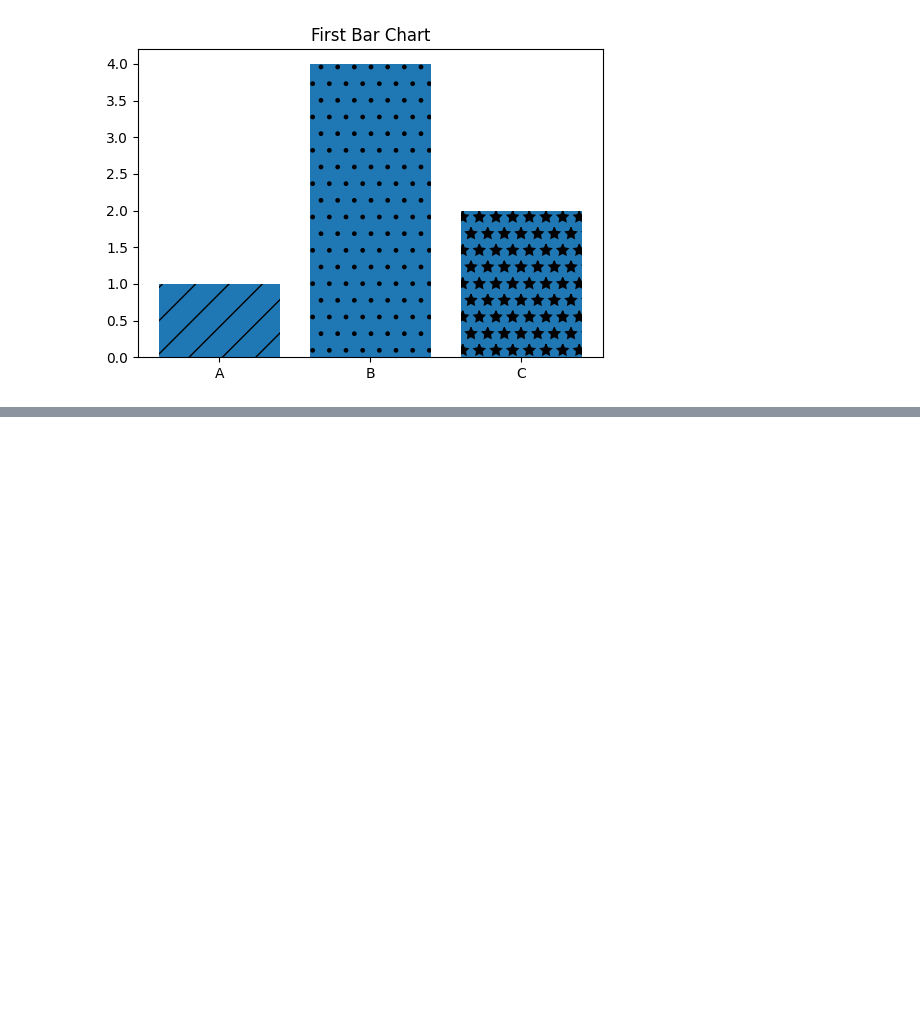
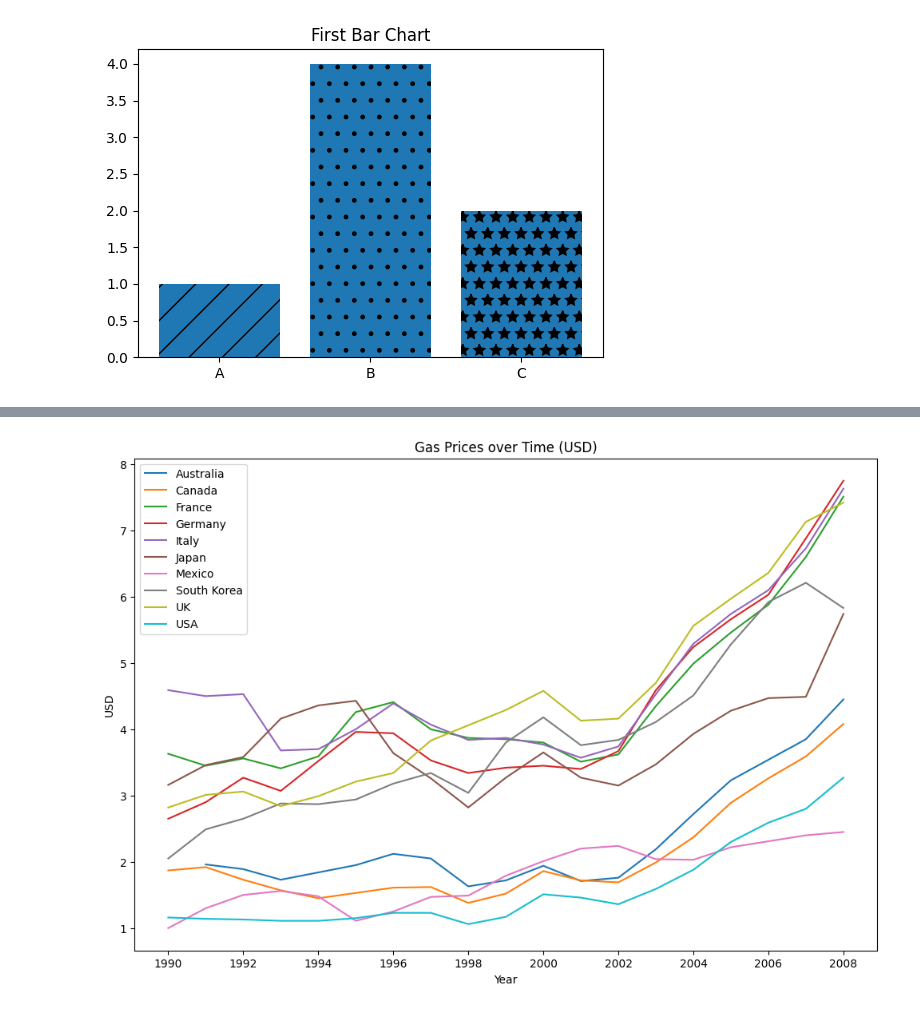
Before and after one commit to mtrx1207/practice02-matplotlib-and-paper-reading, a Jupyter notebook: practice.ipynb, the cells around one changed output, grey strips where cells are left out. Saved outputs shown, nothing was run; the diff lists cells and outputs as text; code cells hidden in the pictures; blank space fills up the shorter version.

```diff
--- a/practice.ipynb
+++ b/practice.ipynb
@@ -89,0 +94,5 @@ plt.show()
+# %%
+gas = pd.read_csv("gas_prices.csv")
+
+#try what we got!
+print(gas)
@@ -89,0 +139,25 @@ plt.show()
+# %%
+#Plot the data!
+plt.figure(figsize=(12,8))
+
+plt.title("Gas Prices over Time (USD)")
+
+# plt.plot(gas.Year, gas.USA, "b.-", label="USA")
+# plt.plot(gas['Year'], gas.Canada, "r.-", label="Canada")
+# plt.plot(gas['Year'], gas['South Korea'], "g.-", label="South Korea")
+
+#plot all
+for country in gas:
+    if(country != 'Year'):
+        plt.plot(gas['Year'], gas[country], label=country)
+
+plt.xticks(gas.Year[::2])
+
+plt.xlabel("Year")
+plt.ylabel("USD")
+
+plt.legend()
+
+plt.show()
+# %% [output]
+[figure, added]
```
Also changed, not shown: parts of 11 cells of this notebook, 3 other files.
